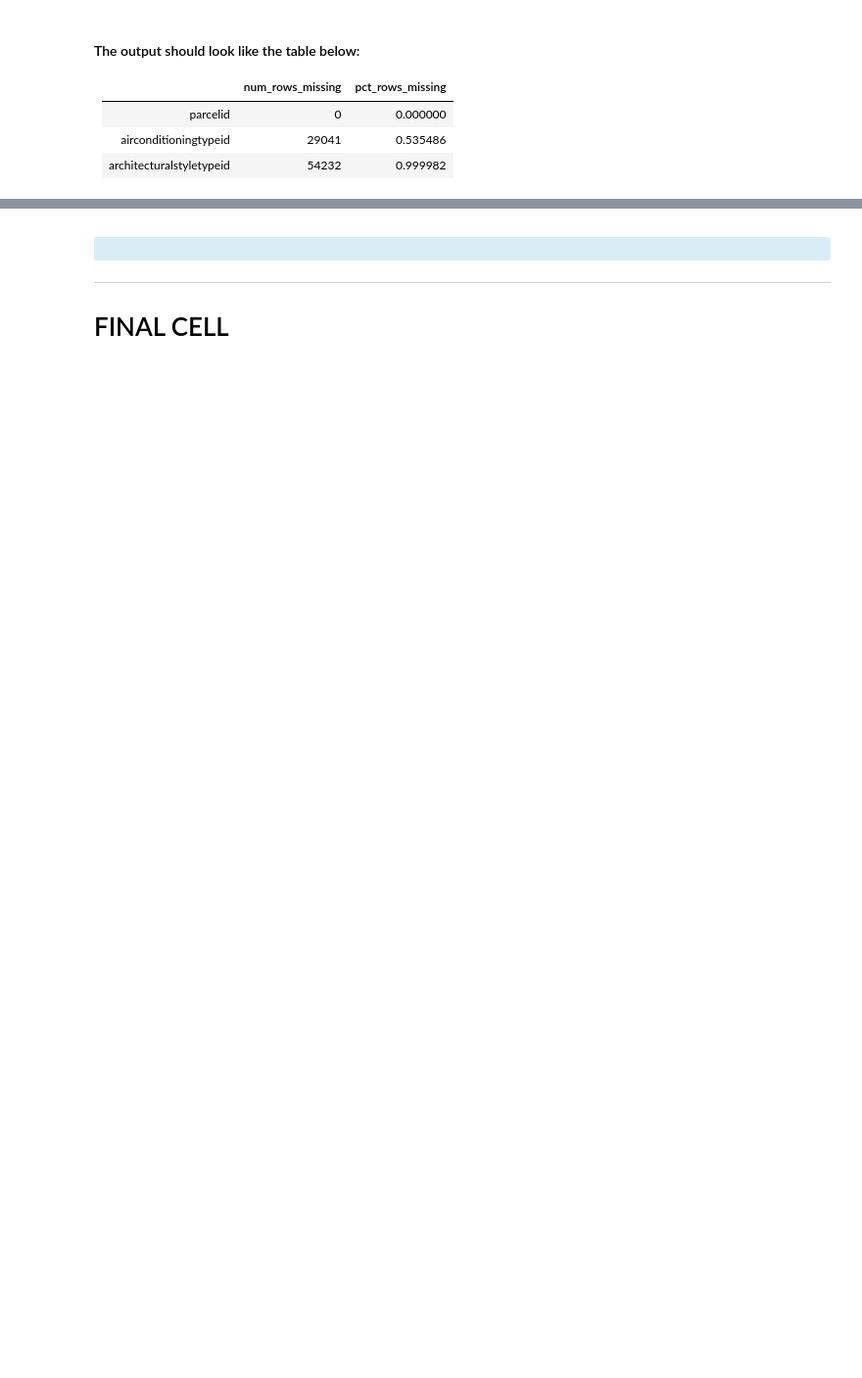
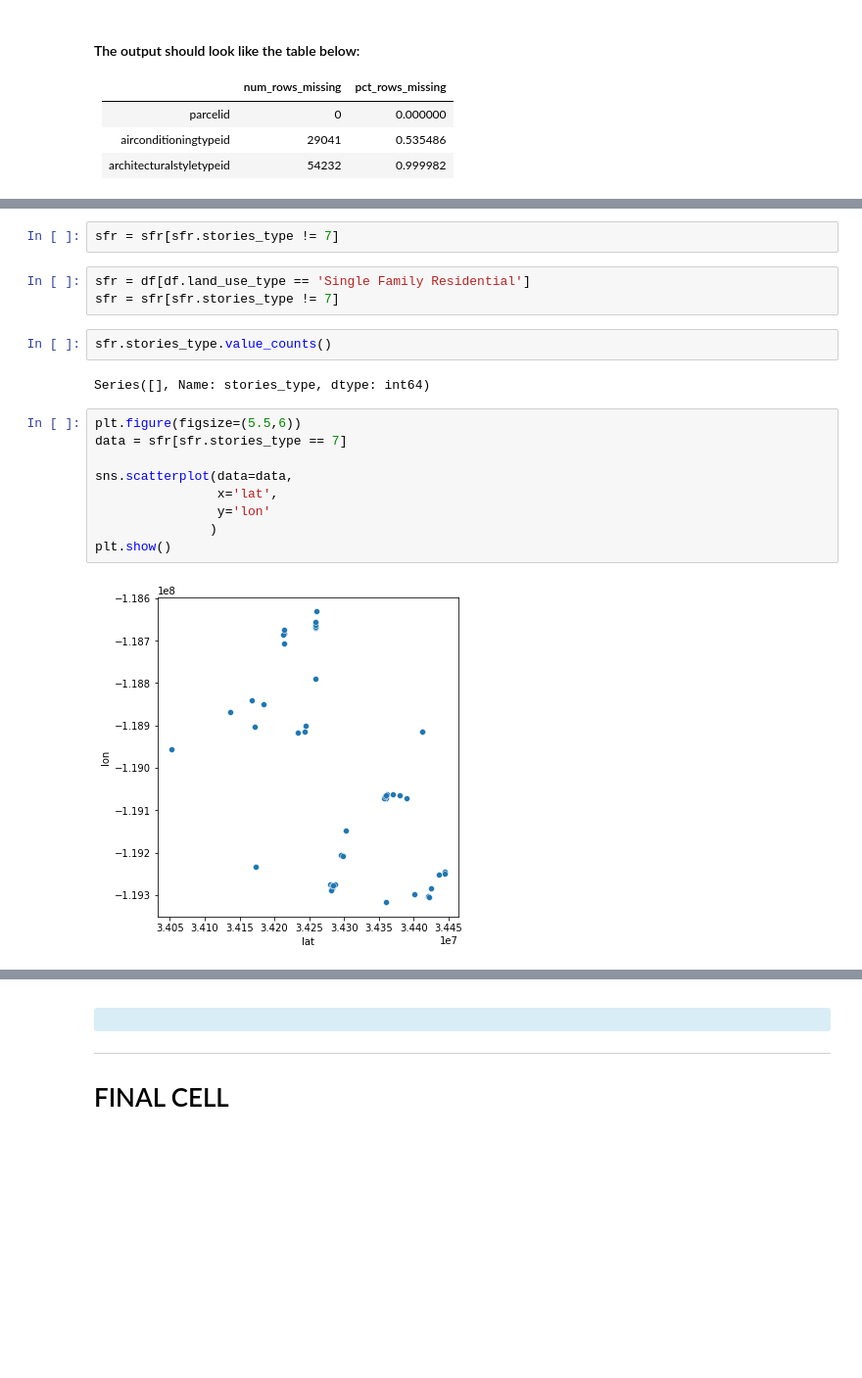
Before and after one commit to David-Howell/clustering_exercises, a Jupyter notebook: zillow_acquire.ipynb, the cells around one changed output, grey strips where cells are left out. Shown at 98% size. Drawn from its saved outputs; the diff is of its cells as text; blank space fills up the shorter version.

```diff
--- a/zillow_acquire.ipynb
+++ b/zillow_acquire.ipynb
@@ -869,0 +1429,20 @@ ___
+# %%
+sfr = sfr[sfr.stories_type != 7]
+# %%
+sfr = df[df.land_use_type == 'Single Family Residential']
+sfr = sfr[sfr.stories_type != 7]
+# %%
+sfr.stories_type.value_counts()
+# %% [output]
+Series([], Name: stories_type, dtype: int64)
+# %%
+plt.figure(figsize=(5.5,6))
+data = sfr[sfr.stories_type == 7]
+
+sns.scatterplot(data=data,
+                x='lat',
+                y='lon'
+               )
+plt.show()
+# %% [output]
+[figure, added]
```
Also changed, not shown: parts of 69 cells of this notebook.
